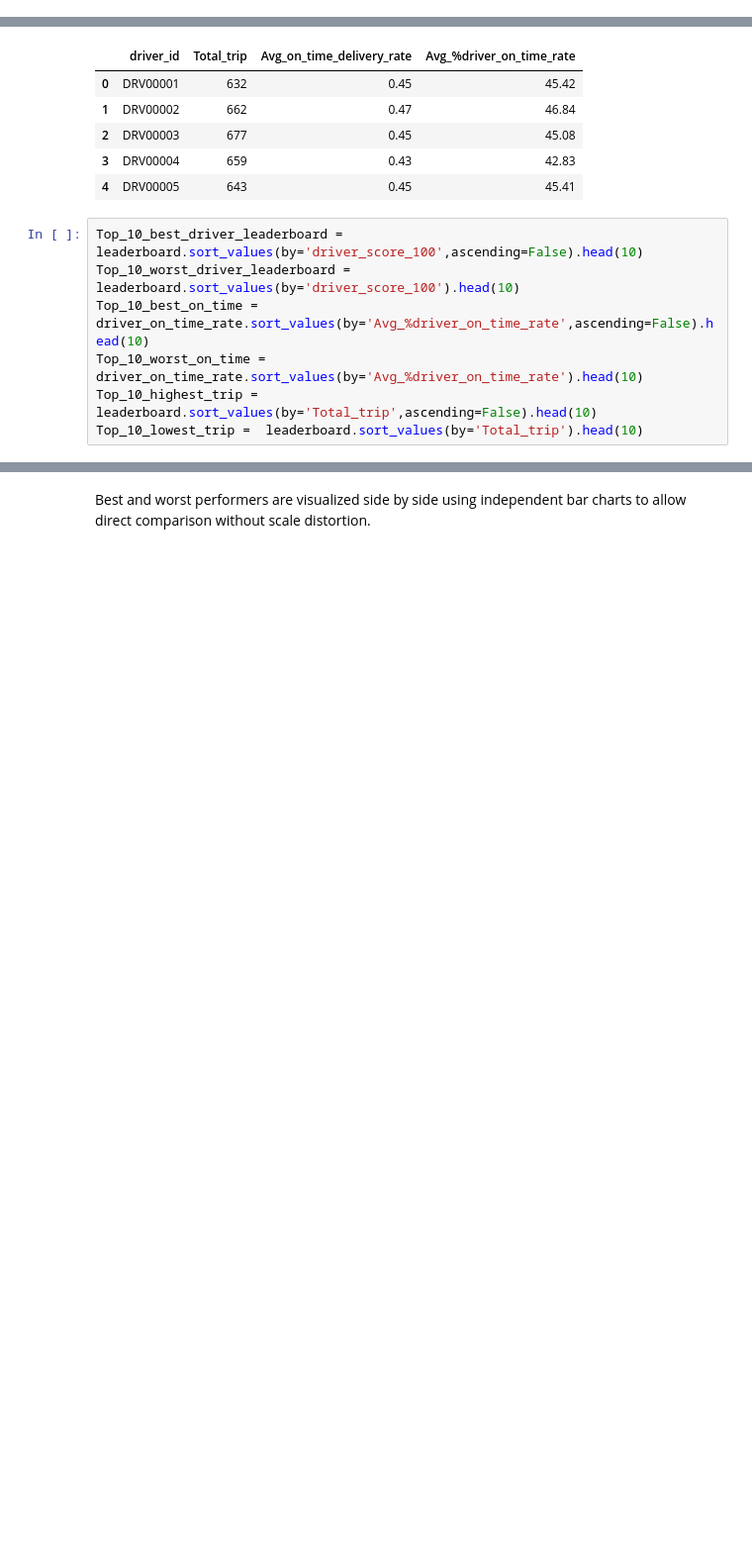
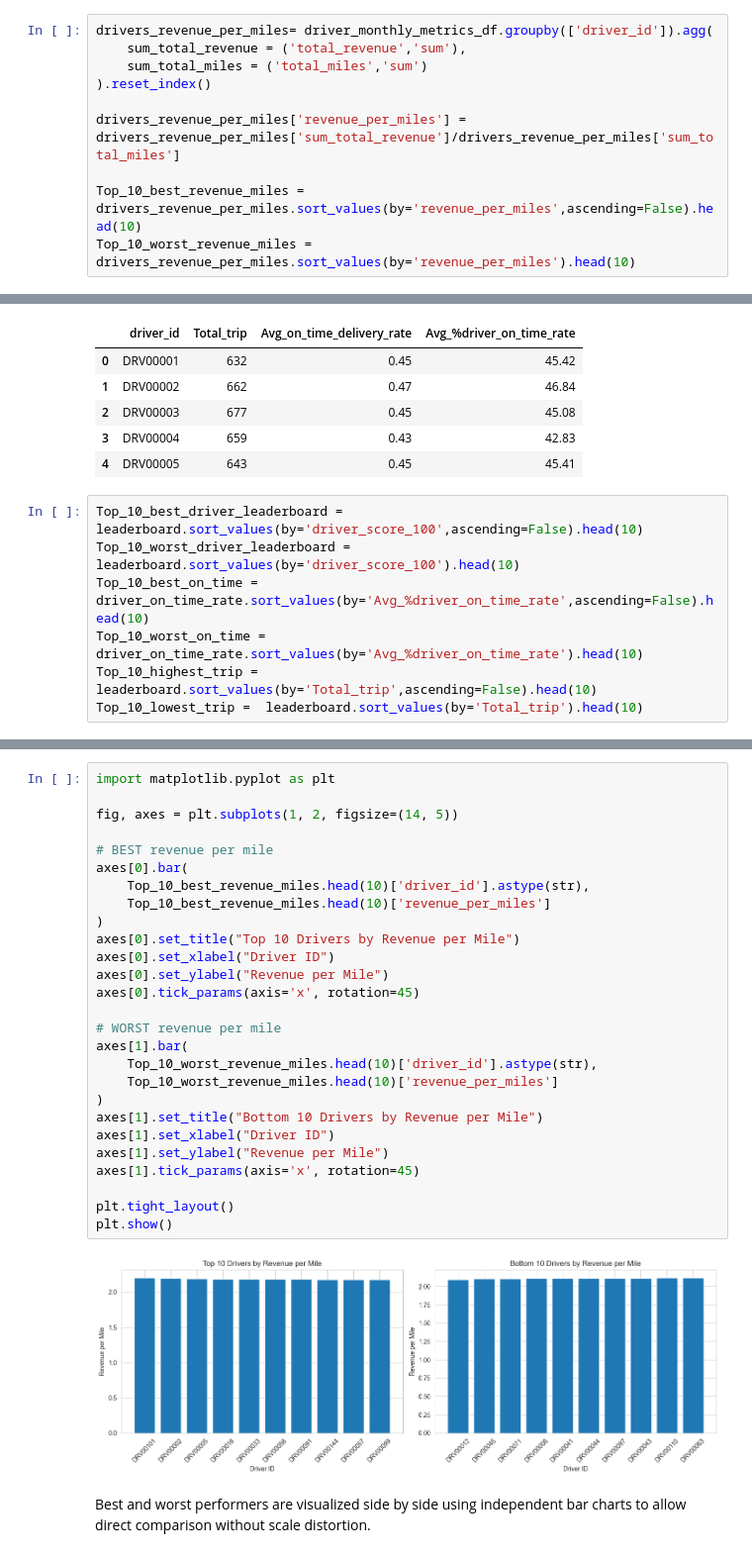
Before and after one commit to amanchaurasia512/Logistic_Operation_Truck_Database, a Jupyter notebook: NoteBook/Logistic_operation_Full_analysis.ipynb, the cells around one changed output, grey strips where cells are left out. Shown at 99% size. Cells and saved outputs as stored; diff of their text form; blank space fills up the shorter version.

```diff
--- a/NoteBook/Logistic_operation_Full_analysis.ipynb
+++ b/NoteBook/Logistic_operation_Full_analysis.ipynb
@@ -1007,3 +1054,13 @@ drivers_revenue = driver_monthly_metrics_df.groupby(['driver_id','year']).agg(
 
 drivers_revenue.head()
 drivers_revenue.to_csv('../Data/processed/driver_revenue.csv', index=False)
+# %%
+drivers_revenue_per_miles= driver_monthly_metrics_df.groupby(['driver_id']).agg(
+    sum_total_revenue = ('total_revenue','sum'),
+    sum_total_miles = ('total_miles','sum')
+).reset_index()
+
+drivers_revenue_per_miles['revenue_per_miles'] = drivers_revenue_per_miles['sum_total_revenue']/drivers_revenue_per_miles['sum_total_miles']
+
+Top_10_best_revenue_miles = drivers_revenue_per_miles.sort_values(by='revenue_per_miles',ascending=False).head(10)
+Top_10_worst_revenue_miles = drivers_revenue_per_miles.sort_values(by='revenue_per_miles').head(10)
@@ -1167,3 +1237,32 @@ plt.show()
+# %%
+import matplotlib.pyplot as plt
+
+fig, axes = plt.subplots(1, 2, figsize=(14, 5))
+
+# BEST revenue per mile
+axes[0].bar(
+    Top_10_best_revenue_miles.head(10)['driver_id'].astype(str),
+    Top_10_best_revenue_miles.head(10)['revenue_per_miles']
+)
+axes[0].set_title("Top 10 Drivers by Revenue per Mile")
+axes[0].set_xlabel("Driver ID")
+axes[0].set_ylabel("Revenue per Mile")
+axes[0].tick_params(axis='x', rotation=45)
+
+# WORST revenue per mile
+axes[1].bar(
+    Top_10_worst_revenue_miles.head(10)['driver_id'].astype(str),
+    Top_10_worst_revenue_miles.head(10)['revenue_per_miles']
+)
+axes[1].set_title("Bottom 10 Drivers by Revenue per Mile")
+axes[1].set_xlabel("Driver ID")
+axes[1].set_ylabel("Revenue per Mile")
+axes[1].tick_params(axis='x', rotation=45)
+
+plt.tight_layout()
+plt.show()
+# %% [output]
+[figure, added]
 # %% [markdown]
 Best and worst performers are visualized side by side using independent bar charts
 to allow direct comparison without scale distortion.
```
Also changed, not shown: parts of 35 cells of this notebook, 20 other files.
